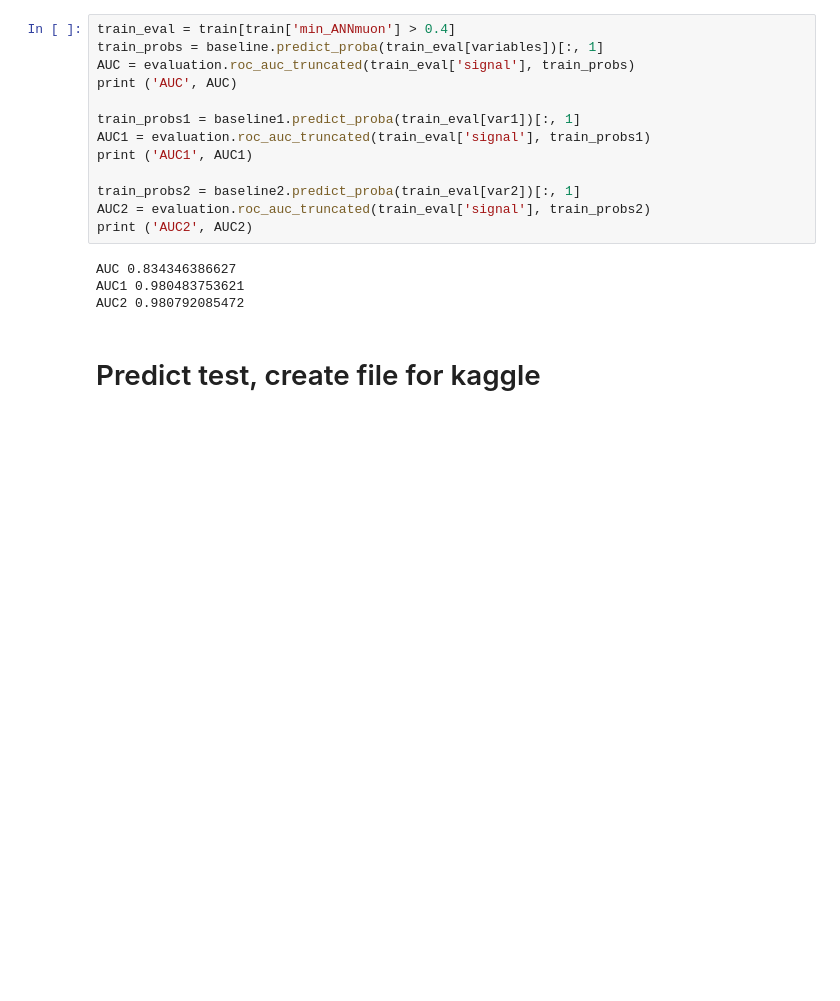
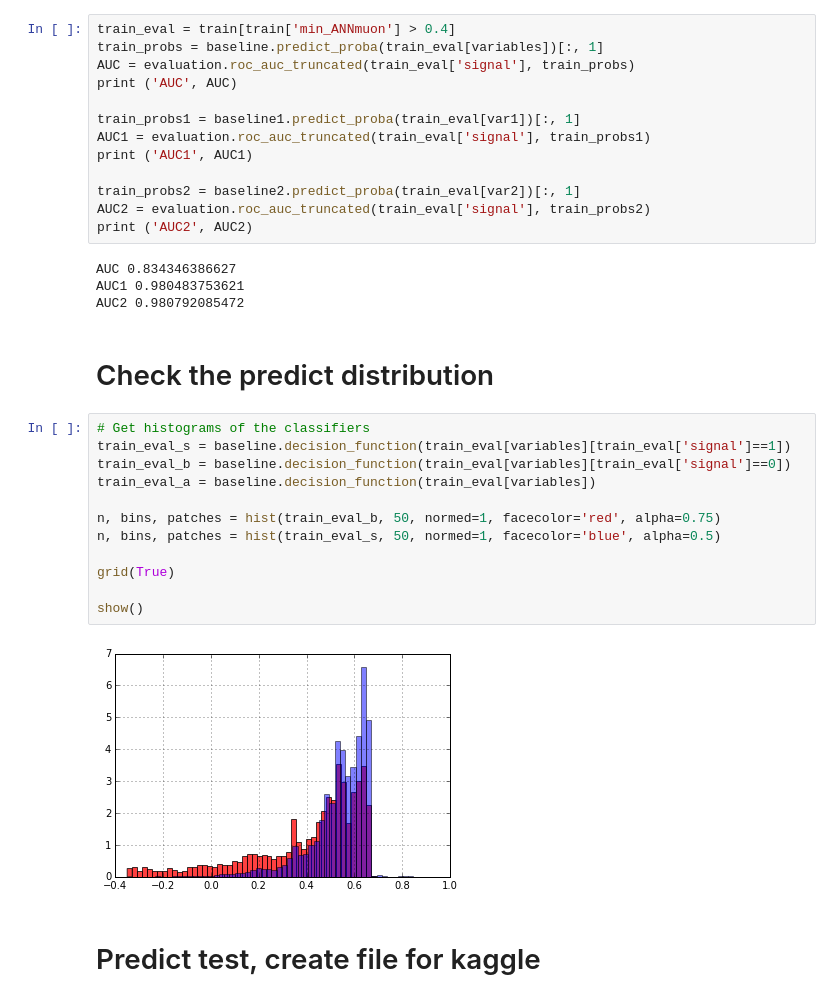
Before and after one commit to yuanchao/flavours-of-physics-start, a Jupyter notebook: my_baseline.ipynb, the cells around one changed output. Cells and saved outputs as stored; diff of their text form; blank space fills up the shorter version.

Commit message:
Adding decision distribution plot

```diff
--- a/my_baseline.ipynb
+++ b/my_baseline.ipynb
@@ -196,6 +196,22 @@ print ('AUC2', AUC2)
 AUC 0.834346386627
 AUC1 0.980483753621
 AUC2 0.980792085472
+# %% [markdown]
+# Check the predict distribution
+# %%
+# Get histograms of the classifiers
+train_eval_s = baseline.decision_function(train_eval[variables][train_eval['signal']==1])
+train_eval_b = baseline.decision_function(train_eval[variables][train_eval['signal']==0])
+train_eval_a = baseline.decision_function(train_eval[variables])
+
+n, bins, patches = hist(train_eval_b, 50, normed=1, facecolor='red', alpha=0.75)
+n, bins, patches = hist(train_eval_s, 50, normed=1, facecolor='blue', alpha=0.5)
+
+grid(True)
+
+show()
+# %% [output]
+[figure, added]
 # %% [markdown]
 # Predict test, create file for kaggle
 # %%
```
Also changed, not shown: parts of 1 cell of this notebook.
